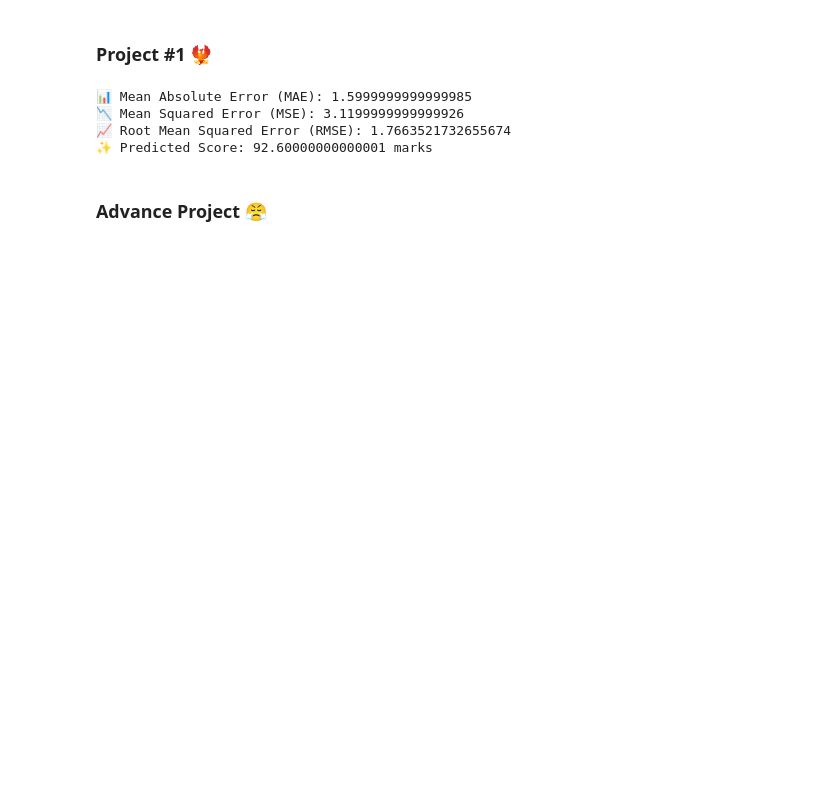
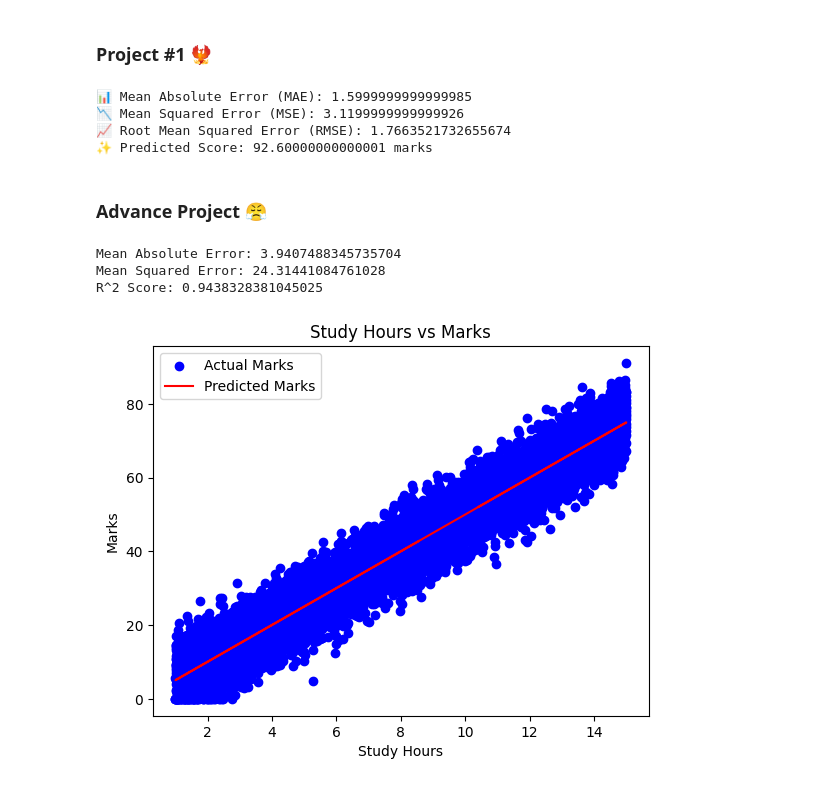
Before and after one commit to StarDust130/SK-Learn, a Jupyter notebook: student_score_pred-project.ipynb, the cells around one changed output. Drawn from its saved outputs; the diff is of its cells as text; code cells hidden in the pictures; blank space fills up the shorter version.

Commit message:
Implement code changes to enhance functionality and improve performance

```diff
--- a/student_score_pred-project.ipynb
+++ b/student_score_pred-project.ipynb
@@ -42,3 +42,45 @@ print(f"✨ Predicted Score: {predicted_score[0]} marks")  # 🎓 Display predic
 ✨ Predicted Score: 92.60000000000001 marks
 # %% [markdown]
 ### Advance Project 😤
+# %%
+import pandas as pd
+from sklearn.linear_model import LinearRegression
+from sklearn.metrics import mean_absolute_error, mean_squared_error , r2_score
+import matplotlib.pyplot as plt
+
+
+# Import Data
+data = pd.read_csv("data/Students-Performance.csv")
+
+# Split data into features (X) and target (Y)
+X = data[['Study_Hours']]
+Y = data['Marks']
+
+# Train Model
+model = LinearRegression()
+model.fit(X, Y)
+predicted_score = model.predict(X)
+
+
+# Evaluate Model
+mae = mean_absolute_error(Y, predicted_score)
+mse = mean_squared_error(Y, predicted_score)
+r2 = r2_score(Y, predicted_score)
+
+print("Mean Absolute Error:", mae)
+print("Mean Squared Error:", mse)
+print("R^2 Score:", r2)
+
+# Visualize Results
+plt.scatter(X, Y, color='blue', label='Actual Marks')
+plt.plot(X, predicted_score, color='red', label='Predicted Marks')
+plt.xlabel('Study Hours')
+plt.ylabel('Marks')
+plt.title('Study Hours vs Marks')
+plt.legend()
+plt.show()
+# %% [output]
+Mean Absolute Error: 3.9407488345735704
+Mean Squared Error: 24.31441084761028
+R^2 Score: 0.9438328381045025
+[figure, added]
```
